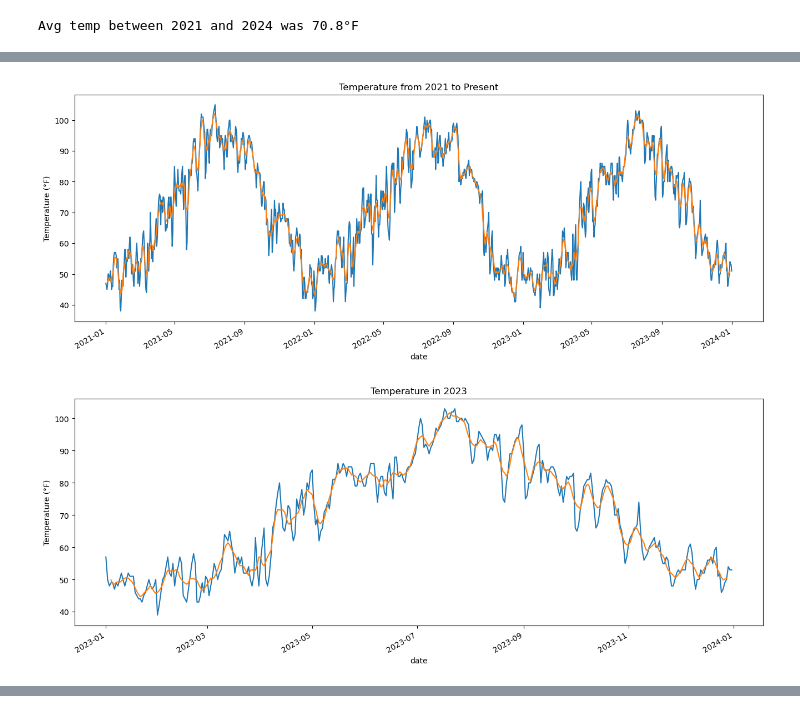
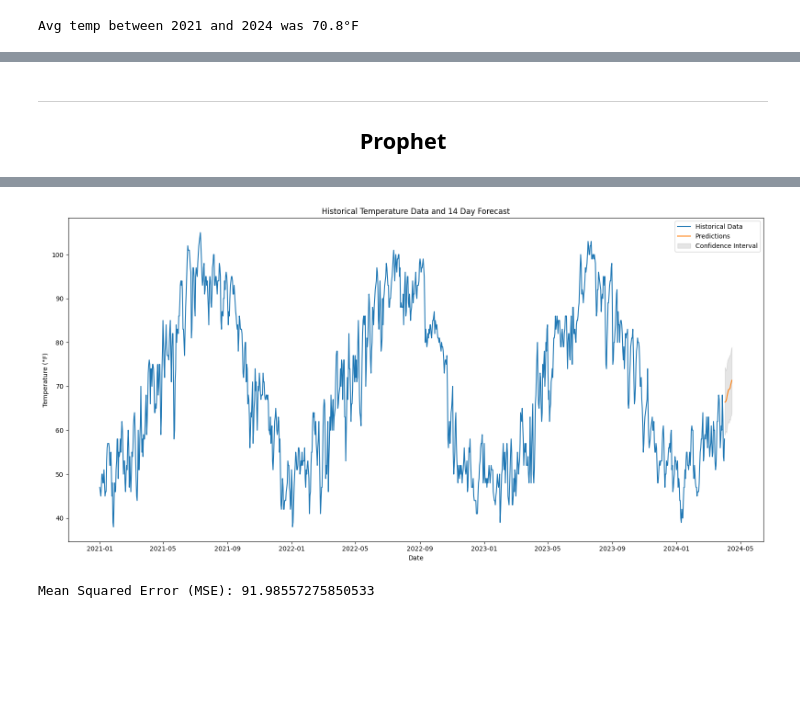
Before and after one commit to LandryHouston/Weather_Wizard, a Jupyter notebook: code/02_analysis.ipynb, the cells around one changed output, grey strips where cells are left out. Saved outputs shown, nothing was run; the diff lists cells and outputs as text; code cells hidden in the pictures; blank space fills up the shorter version.

Commit message:
Prophet modeling and forecasting

```diff
--- a/code/02_analysis.ipynb
+++ b/code/02_analysis.ipynb
@@ -107,22 +116,27 @@ plot_pacf(df['avg_temp (°F)'], lags=20);
-# %%
-decomp = seasonal_decompose(df.loc['2021-01-01':'2024-01-01', 'avg_temp (°F)'])
-
-plt.figure(figsize=(16, 6))
-plt.plot(df.loc['2021-01-01':'2024-01-01', 'avg_temp (°F)'])
-plt.title('Temperature from 2021 to Present')
-plt.xlabel('Date')
-plt.ylabel('Temperature (°F)')
-decomp.trend.plot();
-# %% [output]
-[figure, removed]
-# %%
-decomp = seasonal_decompose(df.loc['2023', 'avg_temp (°F)'])
-
-plt.figure(figsize=(16, 6))
-plt.plot(df.loc['2023', 'avg_temp (°F)'])
-plt.title('Temperature in 2023')
-plt.xlabel('Date')
-plt.ylabel('Temperature (°F)')
-decomp.trend.plot();
-# %% [output]
-[figure, removed]
+# %% [markdown]
+---
+
+<h2 align='center'>Prophet</h2>
+# %%
+ph_df = df[['avg_temp (°F)']].reset_index()
+ph_df.columns = ['ds', 'y']
+
+model = Prophet()
+model.fit(ph_df)
+
+periods = 14
+
+future = model.make_future_dataframe(periods=periods, freq='D')
+forecast = model.predict(future)
+
+plt.figure(figsize=(16, 8))
+plt.plot(ph_df['ds'], ph_df['y'], label='Historical Data')
+plt.plot(forecast['ds'][-periods:], forecast['yhat'][-periods:], label='Predictions')
+plt.fill_between(forecast['ds'][-periods:], forecast['yhat_lower'][-periods:], forecast['yhat_upper'][-periods:], color='gray', alpha=0.2, label='Confidence Interval')
+
+plt.xlabel('Date')
+plt.ylabel('Temperature (°F)')
+plt.title('Historical Temperature Data and 14 Day Forecast')
+plt.legend()
+plt.tight_layout()
+# %% [output]
@@ -128,0 +145,9 @@ decomp.trend.plot();
+[figure, added]
+# %%
+y = ph_df['y'][-periods:]
+yhat_pred = forecast['yhat'][-periods:]
+
+mse = mean_squared_error(y, yhat_pred)
+print("Mean Squared Error (MSE):", mse)
+# %% [output]
+Mean Squared Error (MSE): 91.98557275850533
```
Also changed, not shown: parts of 13 cells of this notebook.
